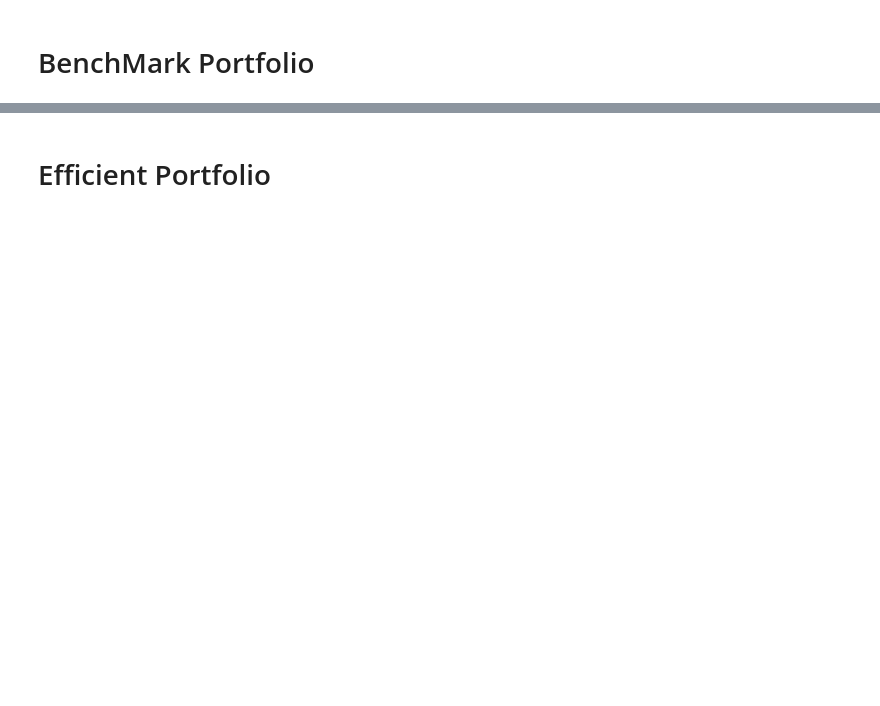
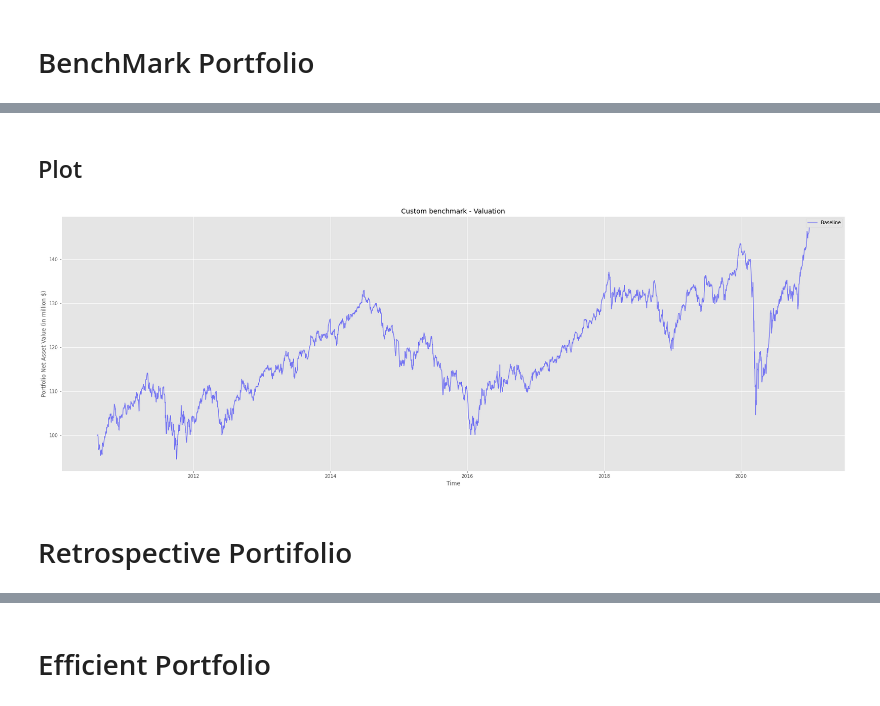
Before and after one commit to rohitashwachaks/finance, a Jupyter notebook: InvestmentStategies - Vito/HW3/portfolio.ipynb, the cells around one changed output, grey strips where cells are left out. Cells and saved outputs as stored; diff of their text form; code cells hidden in the pictures; blank space fills up the shorter version.

```diff
--- a/InvestmentStategies - Vito/HW3/portfolio.ipynb
+++ b/InvestmentStategies - Vito/HW3/portfolio.ipynb
@@ -79,0 +92,5 @@ Choosing the following ETFs for each asset class:
+# %%
+ticker_set = dict()
+for year in range(start_date.year,end_date.year+1):
+    ticker_set[year] = portfolio_tickers
+ticker_set
@@ -159,6 +191,8 @@ Reconstitution on: 05-Jun-2018
         Rebalancing on: 01-Oct-2020
         Rebalancing on: 02-Nov-2020
         Rebalancing on: 01-Dec-2020
+# %% [markdown]
+## Plot
 # %%
 # fig, ax = plt.subplots(1,2, sharex= False, sharey=False)
 # fig.set_size_inches(30, 10,  forward=True)
@@ -184,11 +218,15 @@ Reconstitution on: 05-Jun-2018
 
 # fig.suptitle('S&P 500 Replicating Portfolio',fontsize=20);
 # %%
-# plt.figure().set_size_inches(30, 10,  forward=True)
+plt.figure().set_size_inches(30, 10,  forward=True)
 
-# plt.plot(benchmark_val, color = "blue", alpha = 0.5, label = benchmark_portfolio.target)
-# plt.legend()
-# plt.xlabel("Time")
-# plt.ylabel("Portfolio Net Asset Value (in million $)")
-# plt.title("Custom benchmark - Valuation")
-# plt.show()
+plt.plot(benchmark_val, color = "blue", alpha = 0.5, label = benchmark_portfolio.target)
+plt.legend()
+plt.xlabel("Time")
+plt.ylabel("Portfolio Net Asset Value (in million $)")
+plt.title("Custom benchmark - Valuation")
+plt.show()
+# %% [output]
+[figure, added]
+# %% [markdown]
+# Retrospective Portifolio
```
Also changed, not shown: parts of 45 cells of this notebook, 6 other files.
